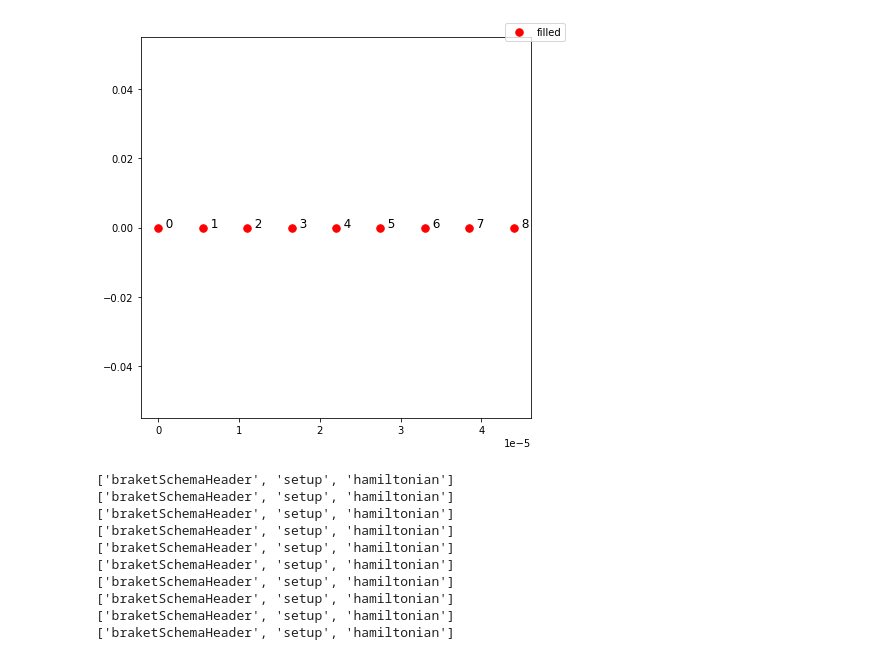
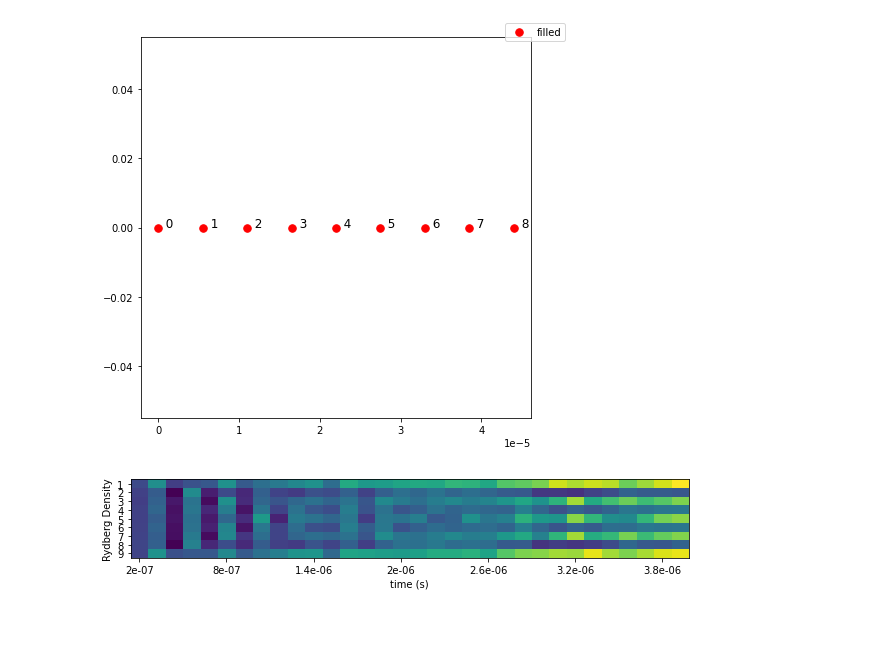
Before and after one commit to weinbe58/amazon-braket-examples, a Jupyter notebook: examples/analog_hamiltonian_simulation/adiabatic_time_dynamics.ipynb, the cells around one changed output. Drawn from its saved outputs; the diff is of its cells as text; code cells hidden in the pictures; blank space fills up the shorter version.

```diff
--- a/examples/analog_hamiltonian_simulation/adiabatic_time_dynamics.ipynb
+++ b/examples/analog_hamiltonian_simulation/adiabatic_time_dynamics.ipynb
@@ -70,40 +75,30 @@ show_register(register)
 avg_densities_chain = np.zeros((len(drive_list),len(register)))
 
 chain_results = []
+device = LocalSimulator("braket_ahs")
 
 for i,drive in enumerate(drive_list):
     ahs_program = AnalogHamiltonianSimulation(
         register=register,
         hamiltonian=drive
     )
-    ir = ahs_program.to_ir()
-    print(list(ir.__dict__.keys()))
-#     device = LocalSimulator("braket_ahs")
-#     result = device.run(ahs_program, shots=1000).result()
-#     chain_results.append(result)
+#     ahs_program.discretize(device)
+    result = device.run(ahs_program, shots=1000).result()
+    chain_results.append(result)
 
-#     avg_densities_chain[i,:] = get_avg_density(result)
+    avg_densities_chain[i,:] = get_avg_density(result)
-# %% [output]
-['braketSchemaHeader', 'setup', 'hamiltonian']
-['braketSchemaHeader', 'setup', 'hamiltonian']
-['braketSchemaHeader', 'setup', 'hamiltonian']
-['braketSchemaHeader', 'setup', 'hamiltonian']
-['braketSchemaHeader', 'setup', 'hamiltonian']
-['braketSchemaHeader', 'setup', 'hamiltonian']
-['braketSchemaHeader', 'setup', 'hamiltonian']
-['braketSchemaHeader', 'setup', 'hamiltonian']
-['braketSchemaHeader', 'setup', 'hamiltonian']
-['braketSchemaHeader', 'setup', 'hamiltonian']
 # %%
 f,ax = plt.subplots(1,1,figsize=(10,2.5))
 
 ax.imshow(avg_densities_chain.T)
-ax.set_xticks(ticks = np.arange(0,len(times)+1), labels=times+[time_max])
+ax.set_xticks(ticks = np.arange(0,len(times),5), labels=np.around(times[::5],14))
 ax.set_yticks(ticks = np.arange(0,len(register)),labels=range(1,len(register)+1))
-ax.set_aspect(0.25)
+ax.set_aspect(0.5)
 ax.set_xlabel("time (s)")
 ax.set_ylabel("Rydberg Density")
 plt.show()
+# %% [output]
+[figure, added]
 # %%
 order_parameter_chain = []
 
```
Also changed, not shown: parts of 3 cells of this notebook.
